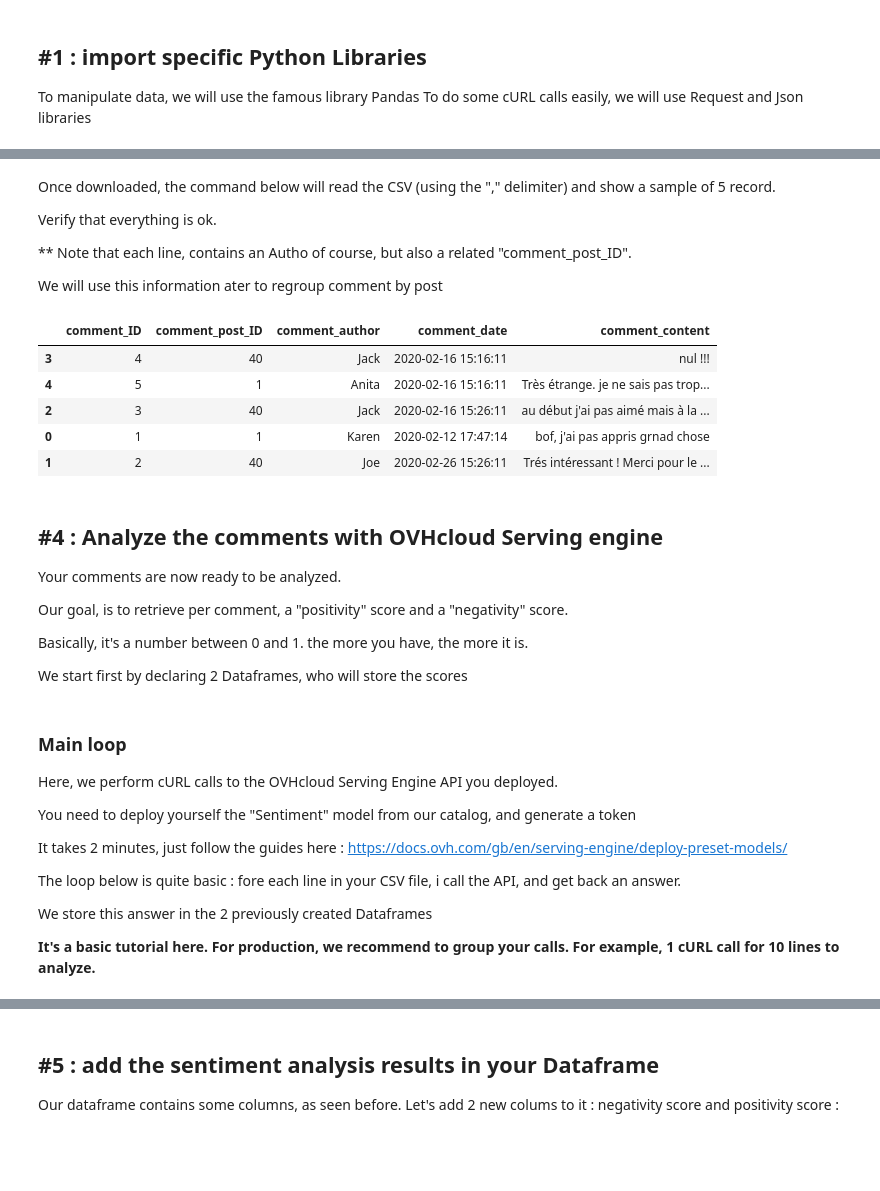
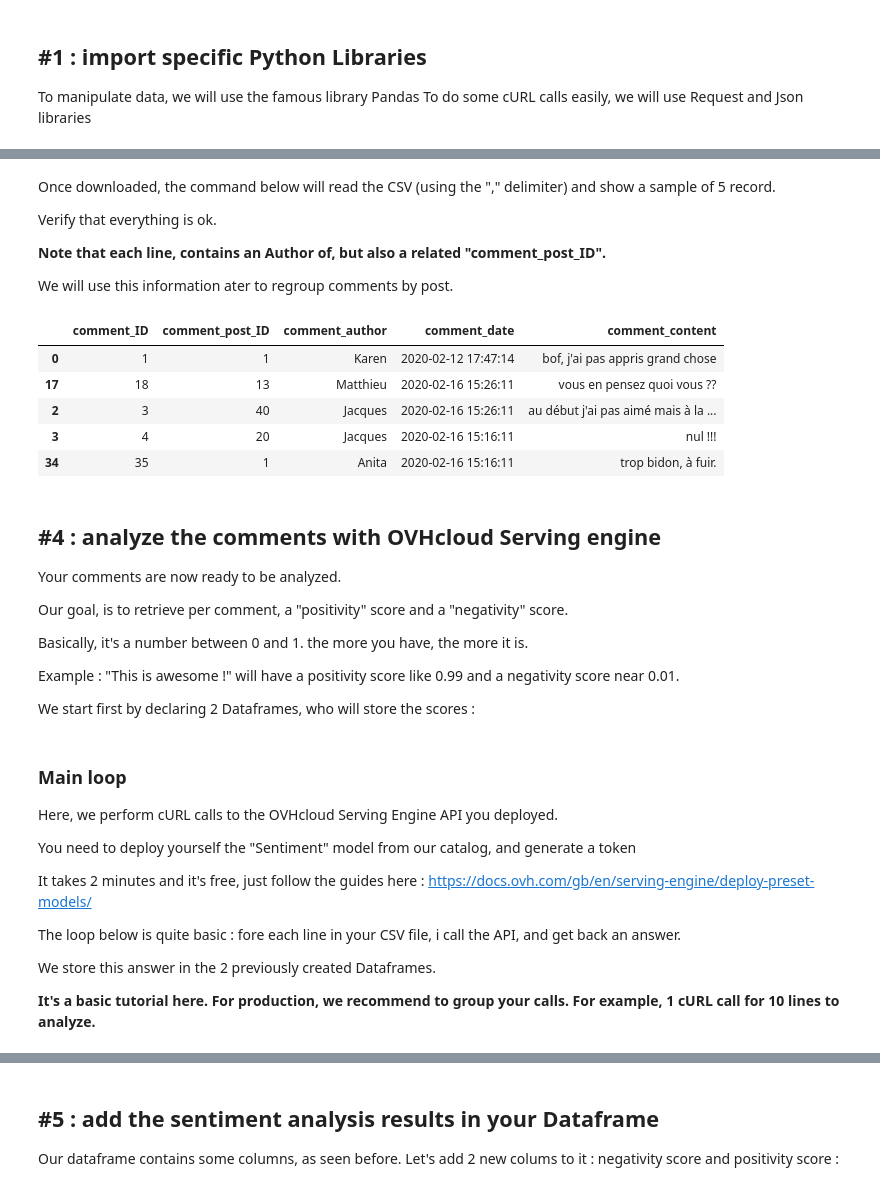
Before and after one commit to baaastijn/notebooks, a Jupyter notebook: machine-learning/wordpress-analyze-sentiments.ipynb, the cells around one changed output, grey strips where cells are left out. Cells and saved outputs as stored; diff of their text form; code cells hidden in the pictures; blank space fills up the shorter version.

```diff
--- a/machine-learning/wordpress-analyze-sentiments.ipynb
+++ b/machine-learning/wordpress-analyze-sentiments.ipynb
@@ -52,22 +55,23 @@ Once downloaded, the command below will read the CSV (using the "," delimiter) a
 
 Verify that everything is ok.
 
-** Note that each line, contains an Autho of course, but also a related "comment_post_ID".
+**Note that each line, contains an Author of, but also a related "comment_post_ID".**
 
-We will use this information ater to regroup comment by post
+
+We will use this information ater to regroup comments by post.
 # %%
-comments = pd.read_csv('wordpress.comments.csv', delimiter = ',')
+comments = pd.read_csv('wordpress.comments.sample.FR.csv', delimiter = ',')
 
 comments.sample(5)
 # %% [output]
 |  | comment_ID | comment_post_ID | comment_author | comment_date | comment_content |
-| 3 | 4 | 40 | Jack | 2020-02-16 15:16:11 | nul !!! |
-| 4 | 5 | 1 | Anita | 2020-02-16 15:16:11 | Très étrange. je ne sais pas trop... |
-| 2 | 3 | 40 | Jack | 2020-02-16 15:26:11 | au début j'ai pas aimé mais à la ... |
-| 0 | 1 | 1 | Karen | 2020-02-12 17:47:14 | bof, j'ai pas appris grnad chose |
-| 1 | 2 | 40 | Joe | 2020-02-26 15:26:11 | Trés intéressant ! Merci pour le ... |
+| 0 | 1 | 1 | Karen | 2020-02-12 17:47:14 | bof, j'ai pas appris grand chose |
+| 17 | 18 | 13 | Matthieu | 2020-02-16 15:26:11 | vous en pensez quoi vous ?? |
+| 2 | 3 | 40 | Jacques | 2020-02-16 15:26:11 | au début j'ai pas aimé mais à la ... |
+| 3 | 4 | 20 | Jacques | 2020-02-16 15:16:11 | nul !!! |
+| 34 | 35 | 1 | Anita | 2020-02-16 15:16:11 | trop bidon, à fuir. |
 # %% [markdown]
-## #4 : Analyze the comments with OVHcloud Serving engine
+## #4 : analyze the comments with OVHcloud Serving engine
 
 Your comments are now ready to be analyzed.
 
@@ -75,7 +79,10 @@ Our goal, is to retrieve per comment, a "positivity" score and a "negativity" sc
 
 Basically, it's a number between 0 and 1. the more you have, the more it is.
 
-We start first by declaring 2 Dataframes, who will store the scores
+Example : "This is awesome !" will have a positivity score like 0.99 and a negativity score near 0.01.
+
+
+We start first by declaring 2 Dataframes, who will store the scores :
 # %%
 scoreNegativity = []
 scorePositivity = []
@@ -86,11 +93,11 @@ Here, we perform cURL calls to the OVHcloud Serving Engine API you deployed.
 
 You need to deploy yourself the "Sentiment" model from our catalog, and generate a token
 
-It takes 2 minutes, just follow the guides here : https://docs.ovh.com/gb/en/serving-engine/deploy-preset-models/
+It takes 2 minutes and it's free, just follow the guides here : https://docs.ovh.com/gb/en/serving-engine/deploy-preset-models/
 
 The loop below is quite basic : fore each line in your CSV file, i call the API, and get back an answer.
 
-We store this answer in the 2 previously created Dataframes
+We store this answer in the 2 previously created Dataframes.
 
 **It's a basic tutorial here. For production, we recommend to group your calls. For example, 1 cURL call for 10 lines to analyze.**
 # %%
```
Also changed, not shown: parts of 15 cells of this notebook.
